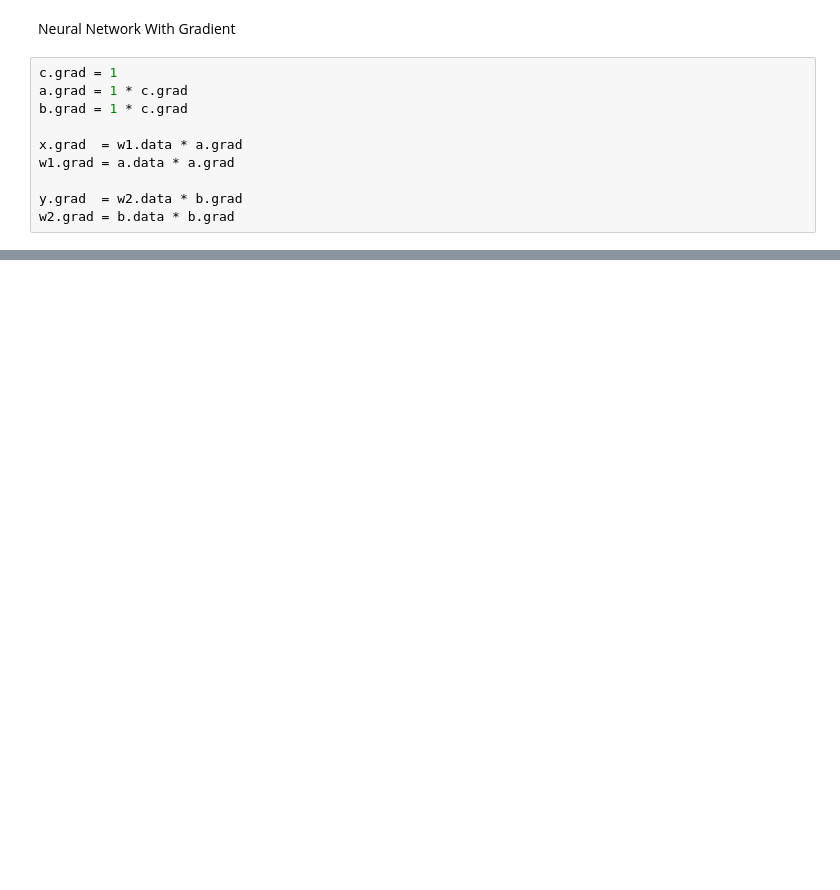
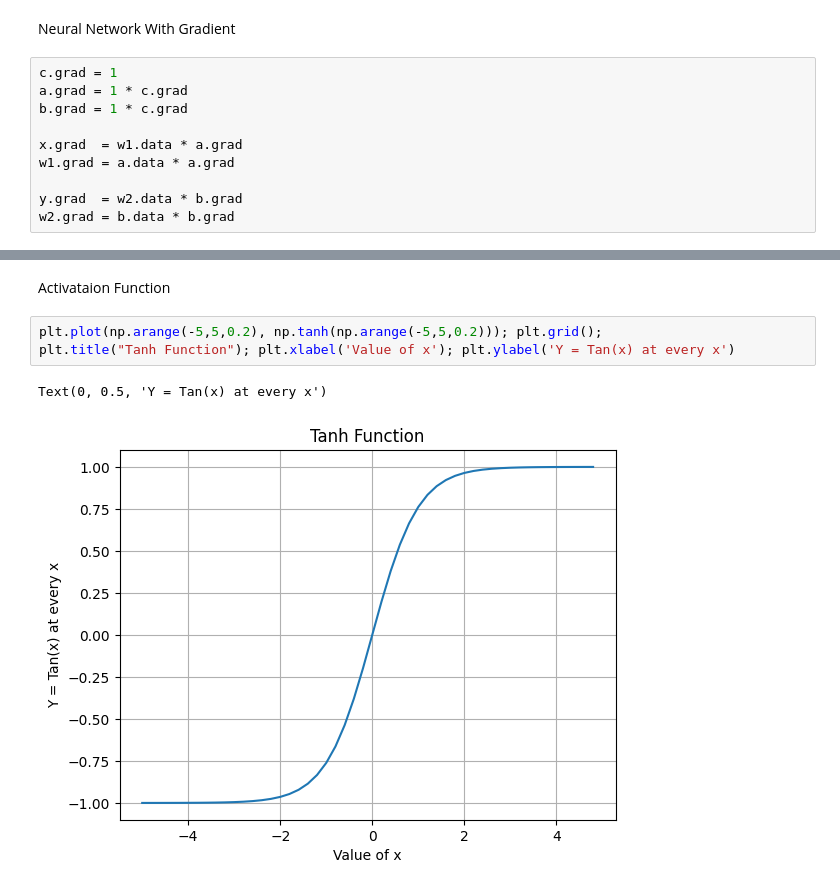
Before and after one commit to patelomniraj/Learning-about-Neural-Network, a Jupyter notebook: Neural_Network.ipynb, the cells around one changed output, grey strips where cells are left out. Saved outputs shown, nothing was run; the diff lists cells and outputs as text; blank space fills up the shorter version.

Commit message:
Build a fundamental block of a Neural Network with Activation Function - tanh(x)

```diff
--- a/Neural_Network.ipynb
+++ b/Neural_Network.ipynb
@@ -206,0 +397,8 @@ draw_dot(c)
+# %% [markdown]
+Activataion Function
+# %%
+plt.plot(np.arange(-5,5,0.2), np.tanh(np.arange(-5,5,0.2))); plt.grid();
+plt.title("Tanh Function"); plt.xlabel('Value of x'); plt.ylabel('Y = Tan(x) at every x')
+# %% [output]
+Text(0, 0.5, 'Y = Tan(x) at every x')
+[figure, added]
```
Also changed, not shown: parts of 13 cells of this notebook.
